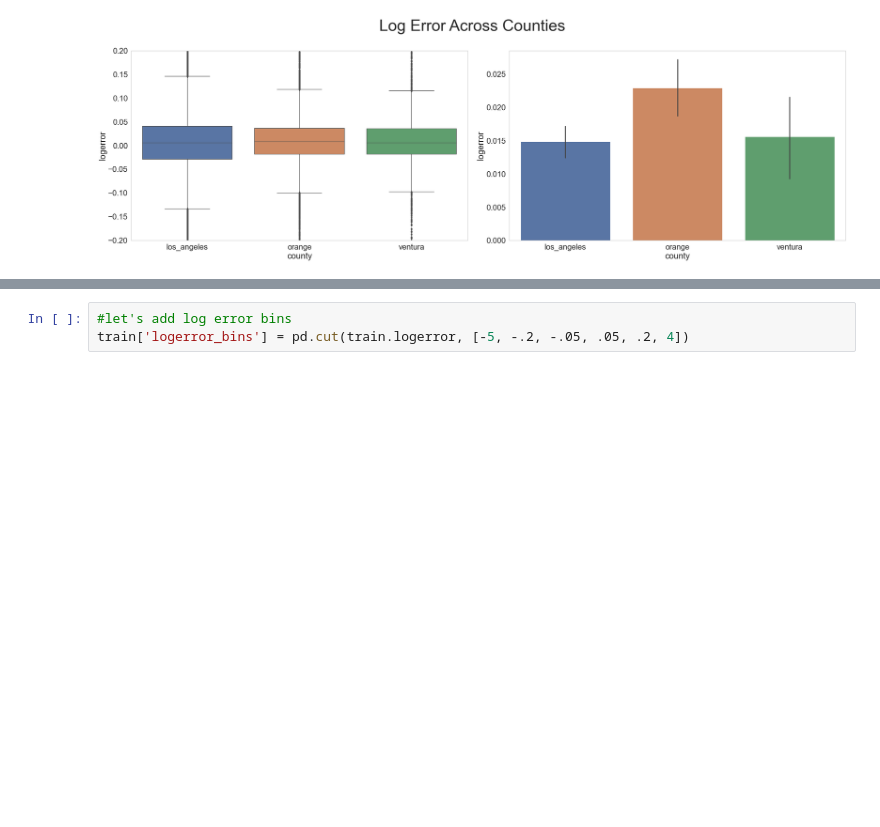
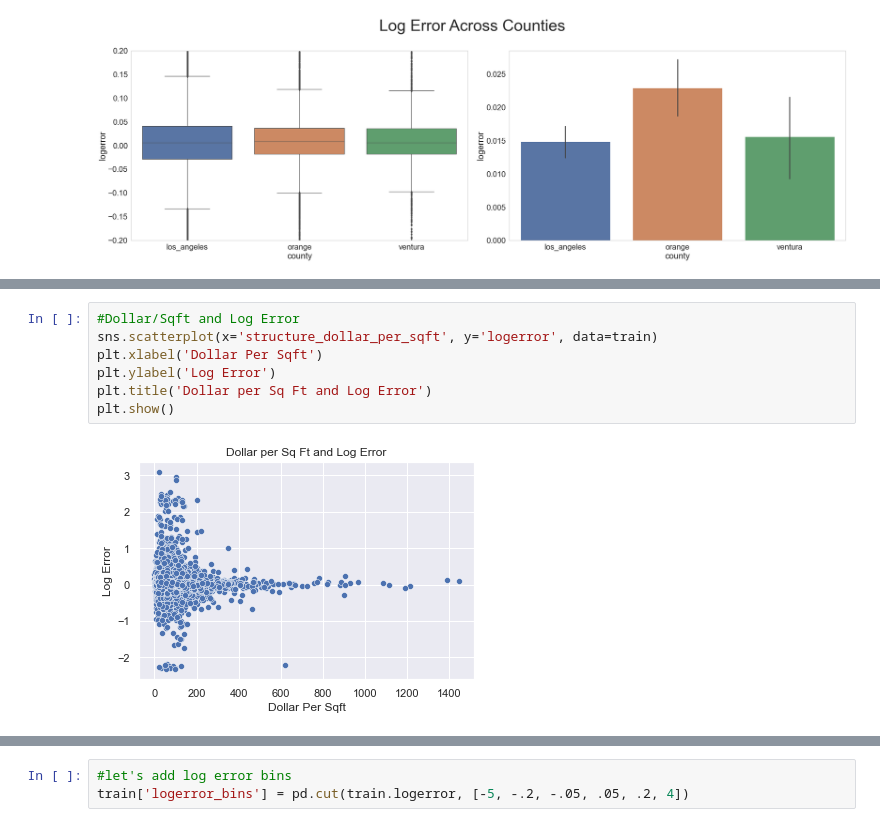
Before and after one commit to Olivert75/clustering_project, a Jupyter notebook: final_notebook.ipynb, the cells around one changed output, grey strips where cells are left out. Saved outputs shown, nothing was run; the diff lists cells and outputs as text; blank space fills up the shorter version.

```diff
--- a/final_notebook.ipynb
+++ b/final_notebook.ipynb
@@ -286,0 +321,9 @@ AttributeError: 'DataFrame' object has no attribute 'target'
+# %%
+#Dollar/Sqft and Log Error
+sns.scatterplot(x='structure_dollar_per_sqft', y='logerror', data=train)
+plt.xlabel('Dollar Per Sqft')
+plt.ylabel('Log Error')
+plt.title('Dollar per Sq Ft and Log Error')
+plt.show()
+# %% [output]
+[figure, added]
```
Also changed, not shown: parts of 17 cells of this notebook.
